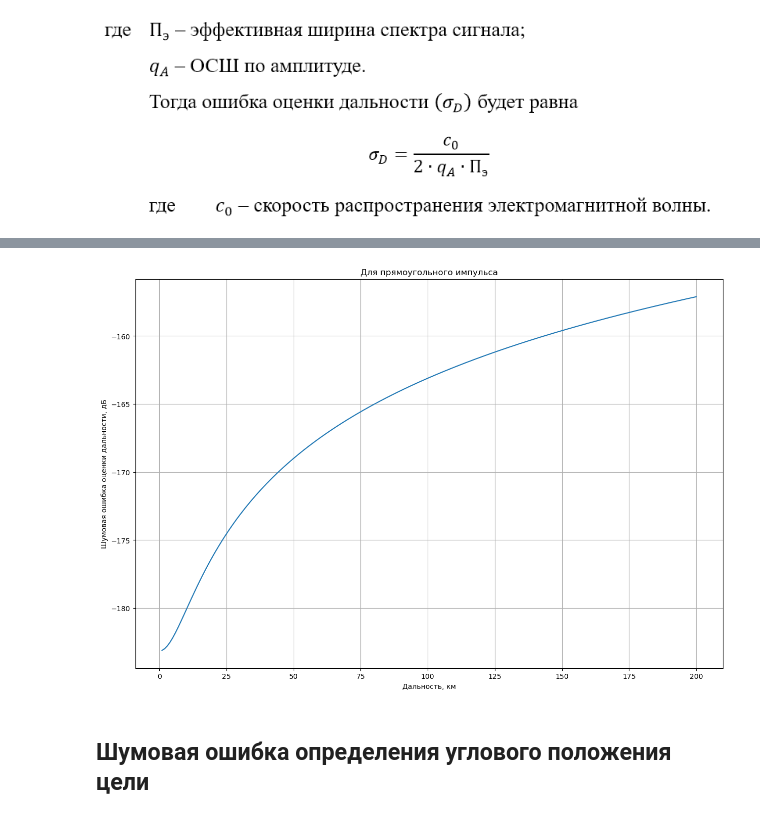
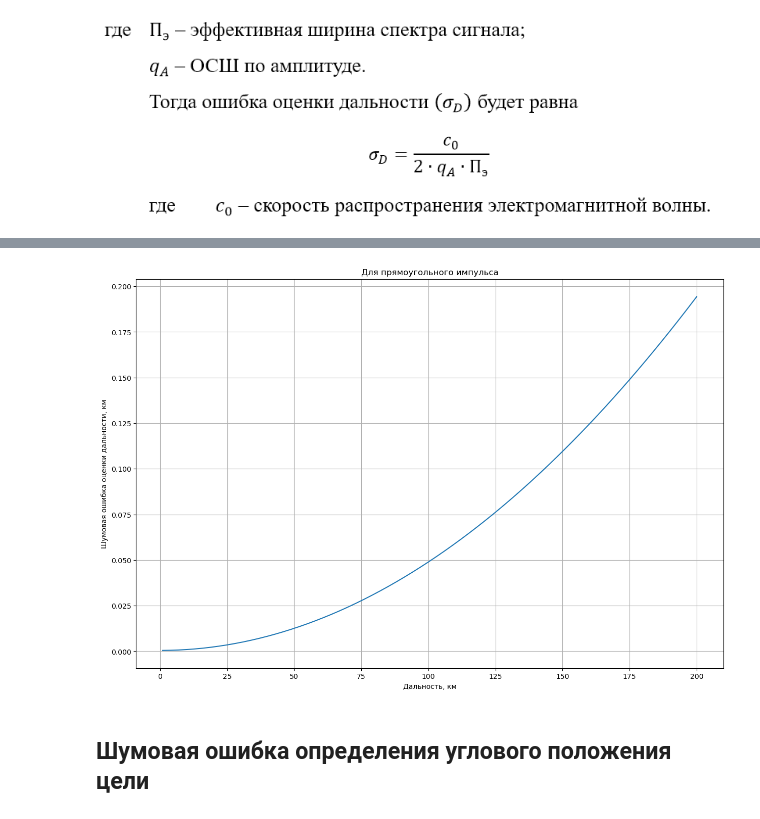
Before and after one commit to Rabotah/Diplom, a Jupyter notebook: OSH.ipynb, the cells around one changed output, grey strips where cells are left out. Drawn from its saved outputs; the diff is of its cells as text; code cells hidden in the pictures.

Commit message:
new graphics

```diff
--- a/OSH.ipynb
+++ b/OSH.ipynb
@@ -113,4 +123,4 @@ sigma_d_rectangle = coeff_rectangle * C_0 / (delta_f * math.sqrt(2 * q_p_coeff))
 # %%
-bell_mistake = [sigma_d_bell*(i**2 + h**2)*(10**(-12)) for i in range_rls]
+bell_mistake = [sigma_d_bell*(i**2 + h**2)*(10**(6)) for i in range_rls]
 
-rectangle_mistake = [sigma_d_rectangle*(i**2 + h**2)*(10**(-12)) for i in range_rls]
+rectangle_mistake = [sigma_d_rectangle*(i**2 + h**2)*(10**(6)) for i in range_rls]
@@ -126,12 +127,12 @@ plt.grid()
 # %%
 plt.figure(figsize=(15, 10))
-plt.plot(range_rls, [10*math.log10(i) for i in rectangle_mistake])
+plt.plot(range_rls, [i*10**(-3) for i in rectangle_mistake])
 plt.xlabel('Дальность, км')
-plt.ylabel('Шумовая ошибка оценки дальности, дБ')
+plt.ylabel('Шумовая ошибка оценки дальности, км')
 plt.title("Для прямоугольного импульса")
 plt.grid()
 # %% [output]
-[figure, old version]
+[figure, new version]
 # %% [markdown]
 ## Шумовая ошибка определения углового положения цели
 # %% [markdown]
```
Also changed, not shown: parts of 5 cells of this notebook.
